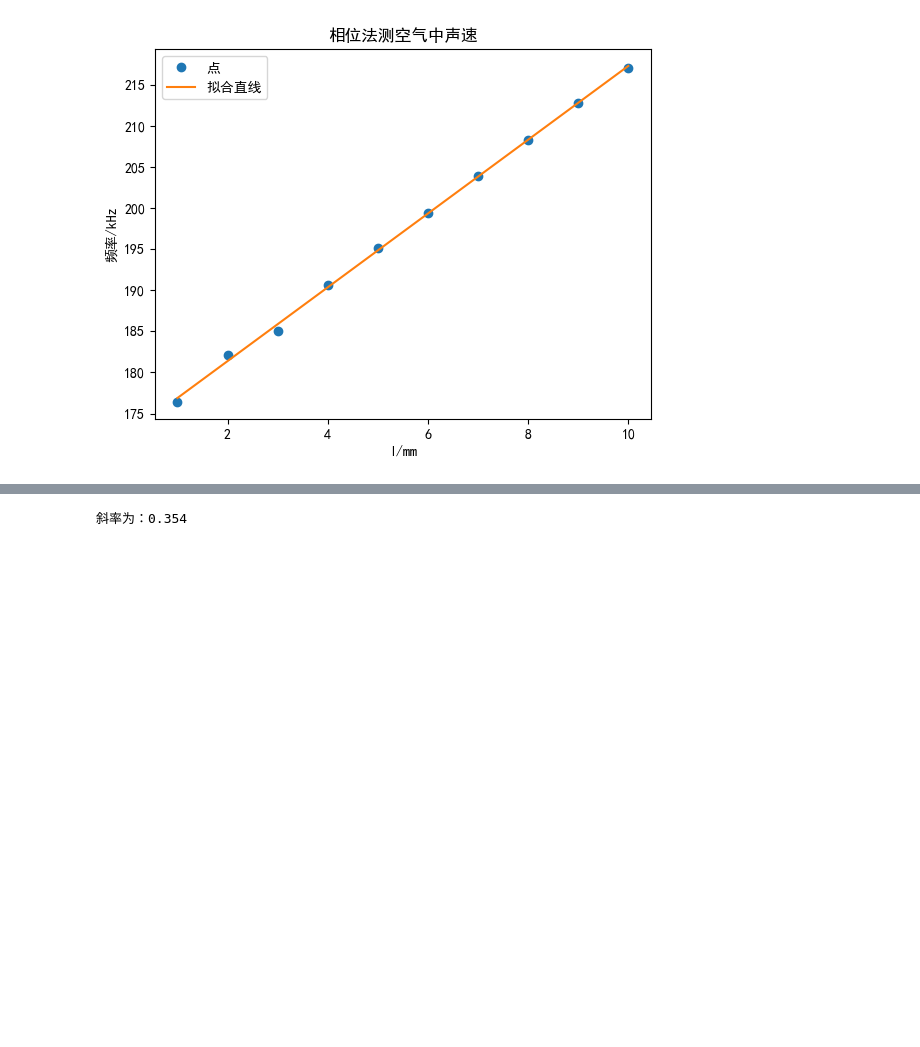
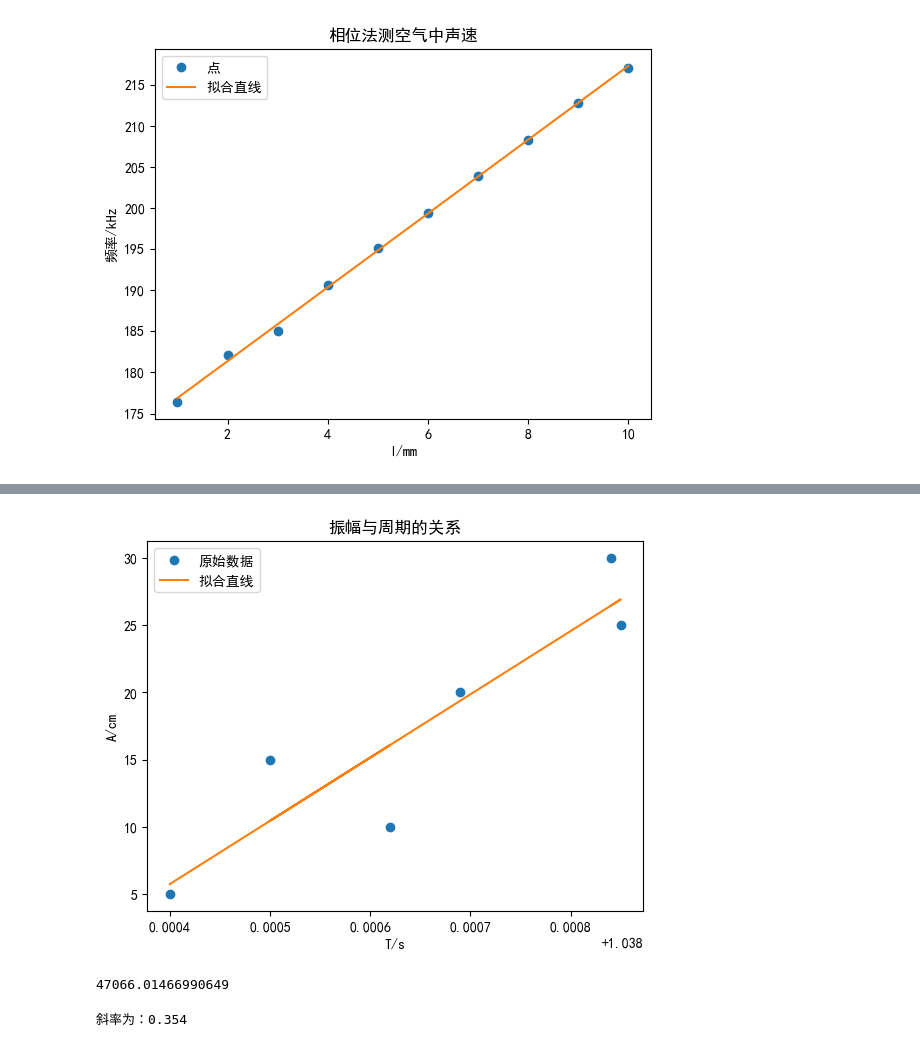
Before and after one commit to tenacioustommy/Machine-Learning, a Jupyter notebook: test.ipynb, the cells around one changed output, grey strips where cells are left out. Saved outputs shown, nothing was run; the diff lists cells and outputs as text; code cells hidden in the pictures; blank space fills up the shorter version.

```diff
--- a/test.ipynb
+++ b/test.ipynb
@@ -92,3 +170,29 @@ print(f"斜率为：{k:.3f}")
+# %%
+import numpy as np
+import matplotlib.pyplot as plt
+
+# 数据准备
+t = np.array([1.0384, 1.03862, 1.0385, 1.03869, 1.03885, 1.03884])
+a = np.array([5, 10, 15, 20, 25, 30])
+
+# 拟合直线
+slope, intercept = np.polyfit(t, a, 1)
+line_fit = slope * t + intercept
+
+# 绘图
+plt.plot(t, a, 'o', label='原始数据')
+plt.plot(t, line_fit, '-', label='拟合直线')
+plt.legend()
+plt.xlabel('T/s')
+plt.ylabel('A/cm')
+plt.title('振幅与周期的关系')
+plt.rcParams['font.sans-serif']=['SimHei']    # 设置中文显示
+plt.show()
+
+print(slope)    # 输出斜率
+# %% [output]
+[figure, added]
+47066.01466990649
 # %%
 import numpy as np
 import matplotlib.pyplot as plt
```
Also changed, not shown: parts of 33 cells of this notebook, 15 other files.
